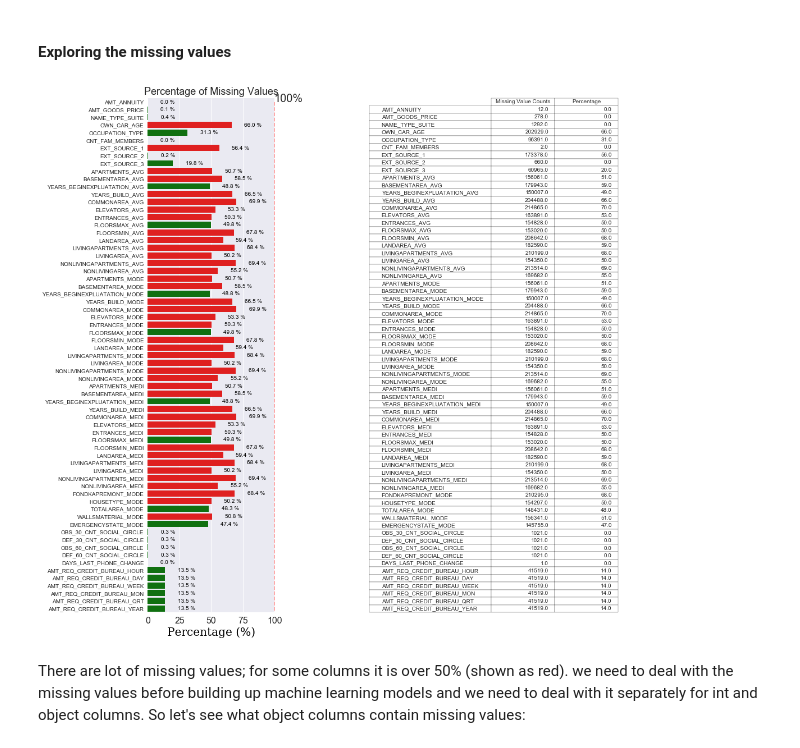
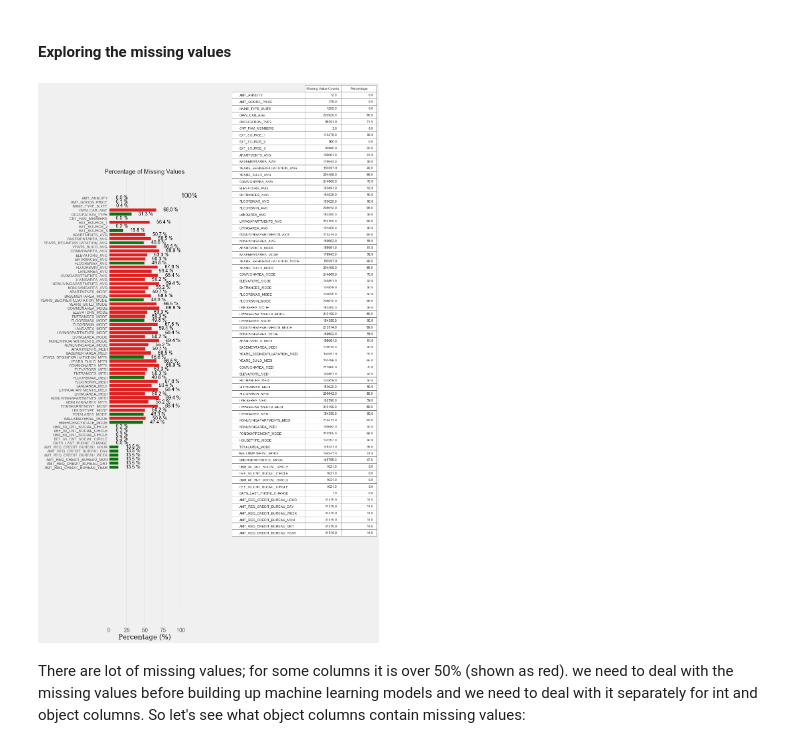
Before and after one commit to zahid1202/Credit_Default_Risk, a Jupyter notebook: CreditCardFraud.ipynb, the cells around one changed output. Cells and saved outputs as stored; diff of their text form; code cells hidden in the pictures.

```diff
--- a/CreditCardFraud.ipynb
+++ b/CreditCardFraud.ipynb
@@ -129,12 +152,13 @@ train.describe()
 # %% [markdown]
 #### Exploring the missing values
 # %%
-def missing_values(df, figsize=(10, 14)):
+def missing_values(df, figsize=(10, 20)):
+    plt.style.use('fivethirtyeight')
     misval= df.isnull().sum()
     df_misval = pd.DataFrame(misval[misval!=0])
     df_misval.columns = ['frequency']
     df_misval["percentage"] = (df_misval/len(df))*100
-    df_misval =df_misval
+    #df_misval =df_misval
 
     # If there are more than 50 % values are missing, it will appear as red.
     colors = ['red' if (x > 50.00) else 'green' for x in df_misval['percentage']]
@@ -145,34 +169,36 @@ def missing_values(df, figsize=(10, 14)):
                 data = df_misval, palette=colors, label = "biggest", ax = ax1)
     font = {'family': 'serif','color':  'black', 'weight': 'normal','size': 20}
     b.set_xlim(0,100)
     b.set_xlabel("Percentage (%)", fontdict = font)
     b.set_title("Percentage of Missing Values", fontsize = 18)
     b.vlines(x= 100, ymin =0, ymax=100, color='r', linestyle='--', label = "100%")
     # Annotaing
     an = b.annotate('100%', xy=(100, 0),fontsize=20)
 
     # Annotaing the acutal number
     for index, row in df_misval.reset_index().iterrows():
         b.text(10+row.percentage,row.name, str(round(row.percentage,1)) + " %", color='black', va="center")
     ax1.tick_params(axis = 'x', which = 'both', labelsize = 16)
 
     # adding the data frame as a subplot
-    bbox=[1.5, 0, 1, 1]
+    bbox=[1.5, 0.2, 1, 1]
     ax2.axis('off')
     mpl_table = ax2.table(cellText = np.round(df_misval.values),
                           rowLabels = df_misval.index,
                          bbox = bbox, colLabels=["Missing Value Counts", "Percentage"],
                           colLoc='center')
     mpl_table.auto_set_font_size(False)
     mpl_table.set_fontsize(10)
-    sns.set(font_scale = 1)
+    #sns.set(font_scale = 1)
 
     plt.rc("font")
     plt.tight_layout()
     f.tight_layout()
     plt.savefig("missing_values.pdf", dpi=300,
                 bbox_extra_artists=(b, mpl_table,an), bbox_inches='tight' )
 
-missing_values(train)
+    return ax1, ax2
+
+ax1,ax2 = missing_values(train)
 # %% [output]
-[figure, old version]
+[figure, new version]
```
Also changed, not shown: parts of 35 cells of this notebook.
